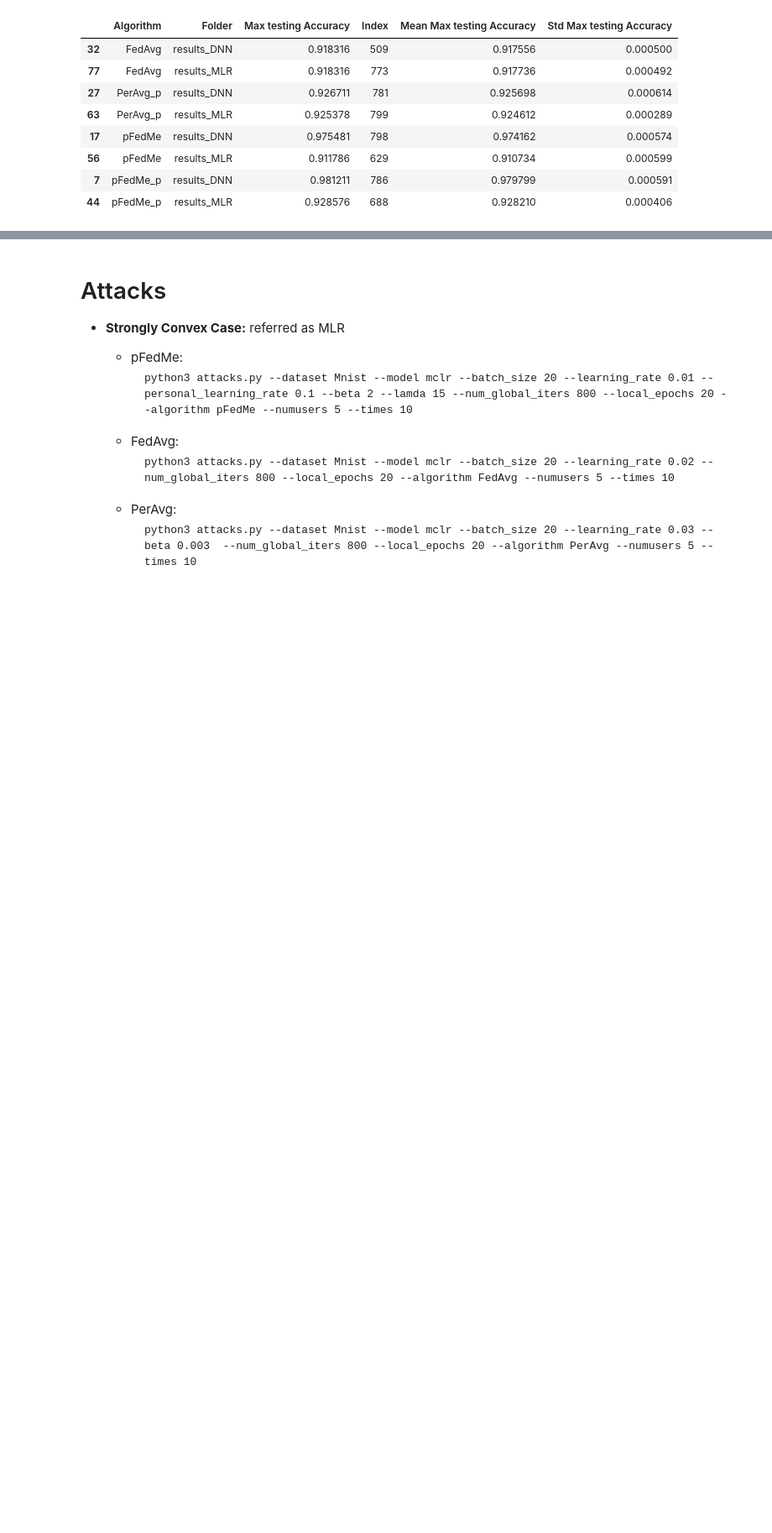
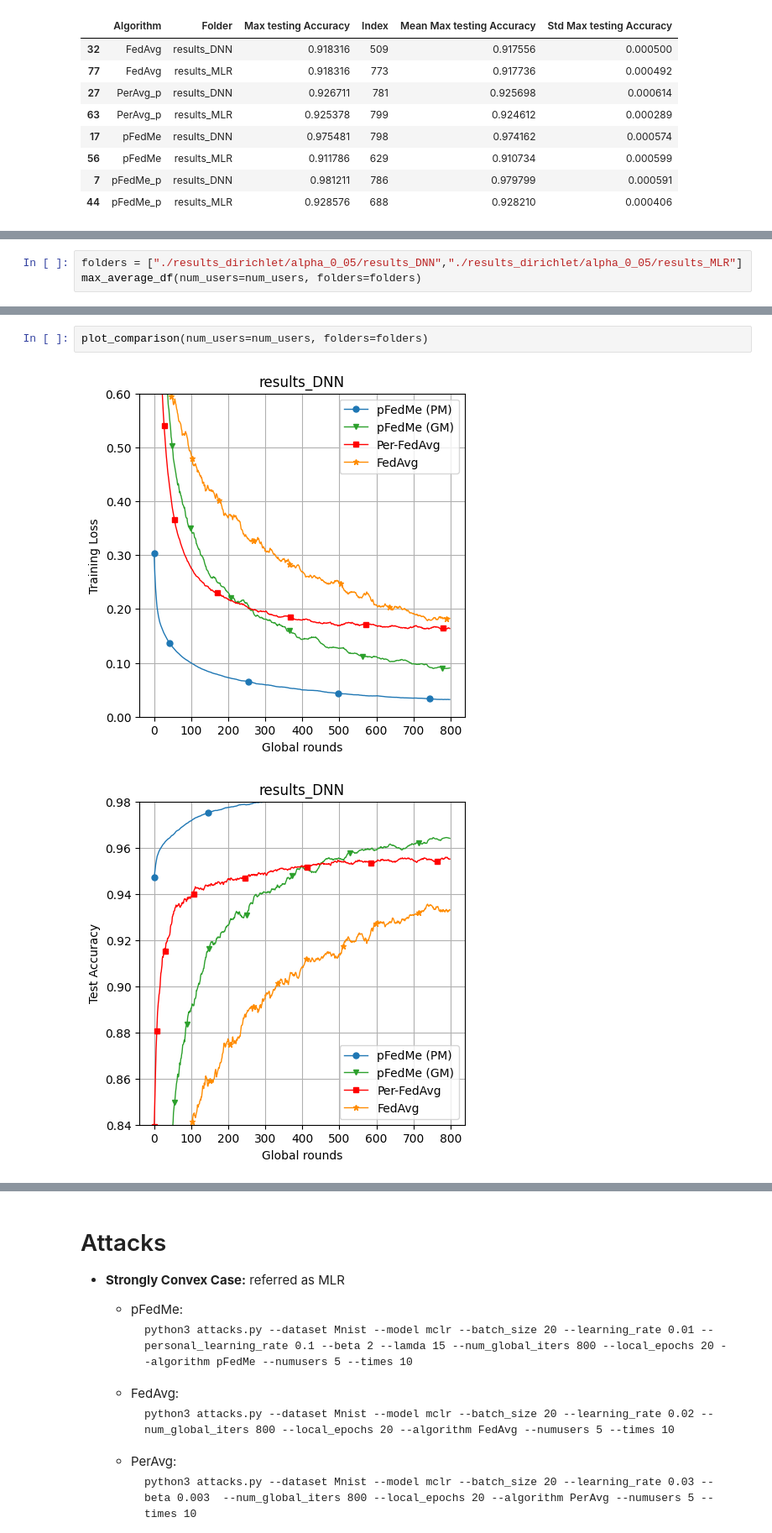
Before and after one commit to Blackangoo/DDLS_Project, a Jupyter notebook: print_results.ipynb, the cells around one changed output, grey strips where cells are left out. Shown at 84% size. Drawn from its saved outputs; the diff is of its cells as text; blank space fills up the shorter version.

Commit message:
added plots for alpha=0.05

```diff
--- a/print_results.ipynb
+++ b/print_results.ipynb
@@ -366,0 +203,3 @@ Algorithm 3: FedAvg, Data length: 799
+# %%
+folders = ["./results_dirichlet/alpha_0_05/results_DNN","./results_dirichlet/alpha_0_05/results_MLR"]
+max_average_df(num_users=num_users, folders=folders)
@@ -366,0 +228,5 @@ Algorithm 3: FedAvg, Data length: 799
+# %%
+plot_comparison(num_users=num_users, folders=folders)
+# %% [output]
+[figure, added]
+[figure, added]
```
Also changed, not shown: parts of 12 cells of this notebook, 59 other files.
